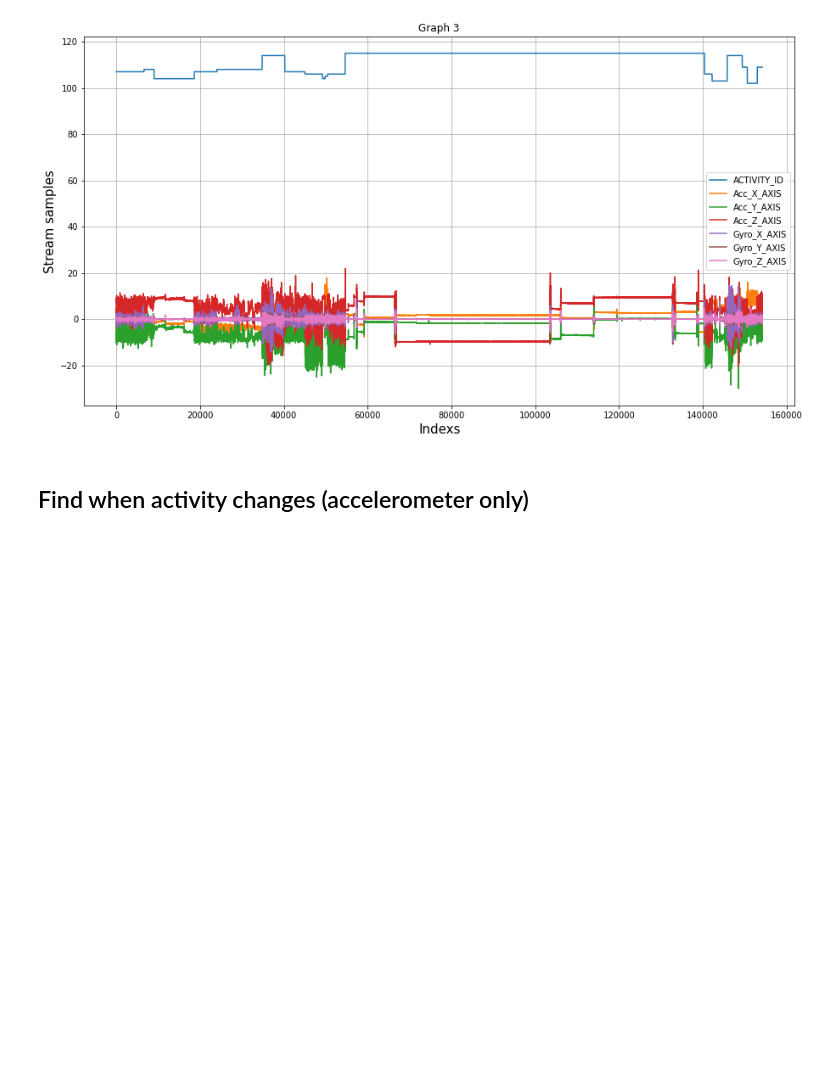
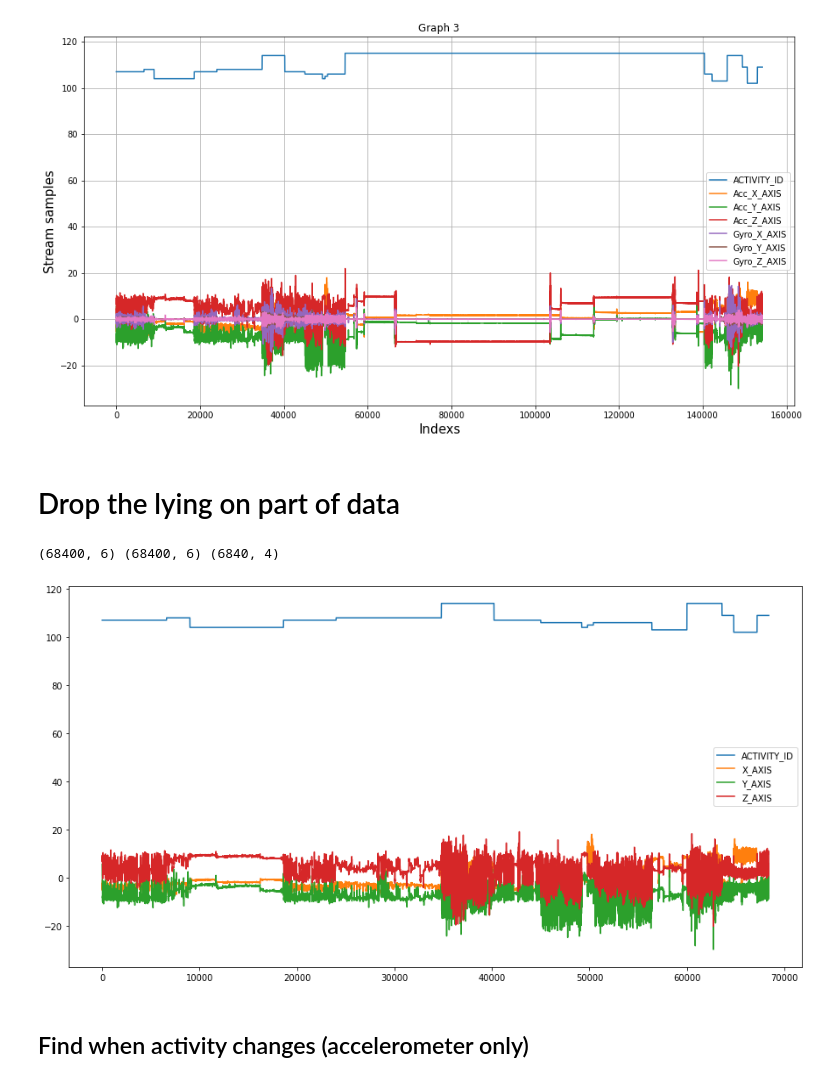
Before and after one commit to giorgosVardakas/Positional-Signal-Processing, a Jupyter notebook: Data Series Classification.ipynb, the cells around one changed output. Drawn from its saved outputs; the diff is of its cells as text; code cells hidden in the pictures; blank space fills up the shorter version.

```diff
--- a/Data Series Classification.ipynb
+++ b/Data Series Classification.ipynb
@@ -145,6 +157,28 @@ plt.savefig(graphs_path + title, facecolor = "#E0E0E0")
 plt.show()
 # %% [output]
 [figure]
+# %% [markdown]
+# Drop the lying on part of data
+# %%
+#TODO
+lying_on_id = df_activities.loc[df_activities["NAME"] == "lying on"]["ACTIVITY_ID"]
+
+# Droping the rows
+df_accelerometer.drop(df_accelerometer[df_accelerometer["ACTIVITY_ID"] == 115].index, inplace=True)
+df_gyroscope.drop(df_gyroscope[df_gyroscope["ACTIVITY_ID"] == 115].index, inplace=True)
+df_heartrate.drop(df_heartrate[df_heartrate["ACTIVITY_ID"] == 115].index, inplace=True)
+
+# Reseting the index
+df_accelerometer.reset_index(inplace=True)
+df_gyroscope.reset_index(inplace=True)
+df_heartrate.reset_index(inplace=True)
+
+print(df_accelerometer.shape, df_gyroscope.shape, df_heartrate.shape)
+df_accelerometer[["ACTIVITY_ID", "X_AXIS", "Y_AXIS", "Z_AXIS"]].plot(figsize = (15, 8))
+plt.show()
+# %% [output]
+(68400, 6) (68400, 6) (6840, 4)
+[figure, added]
 # %% [markdown]
 
 ## Find when activity changes (accelerometer only)
```
Also changed, not shown: parts of 12 cells of this notebook, 1 other file.
